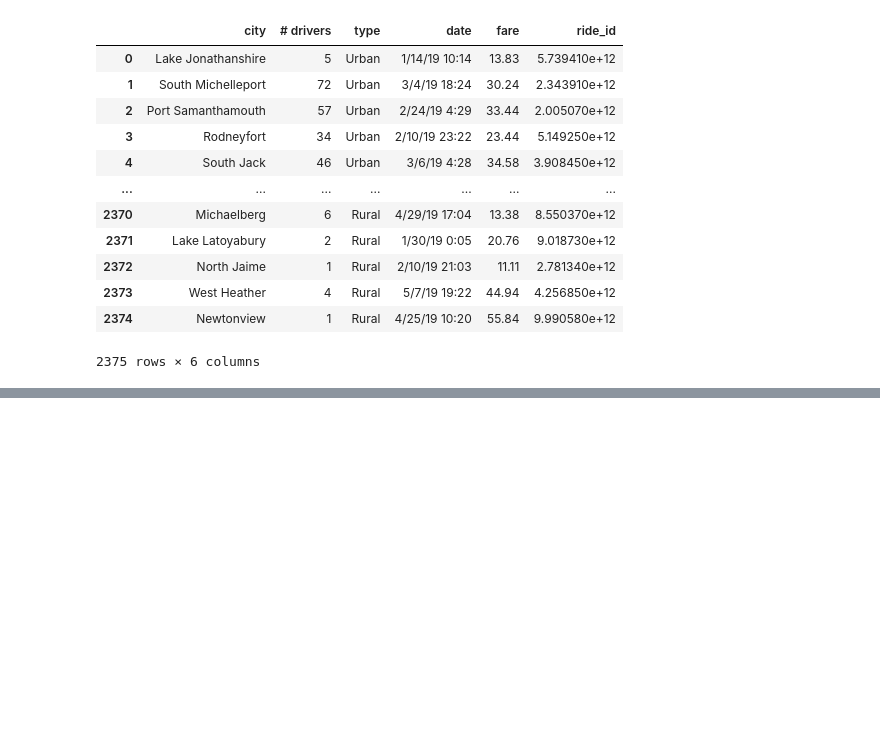
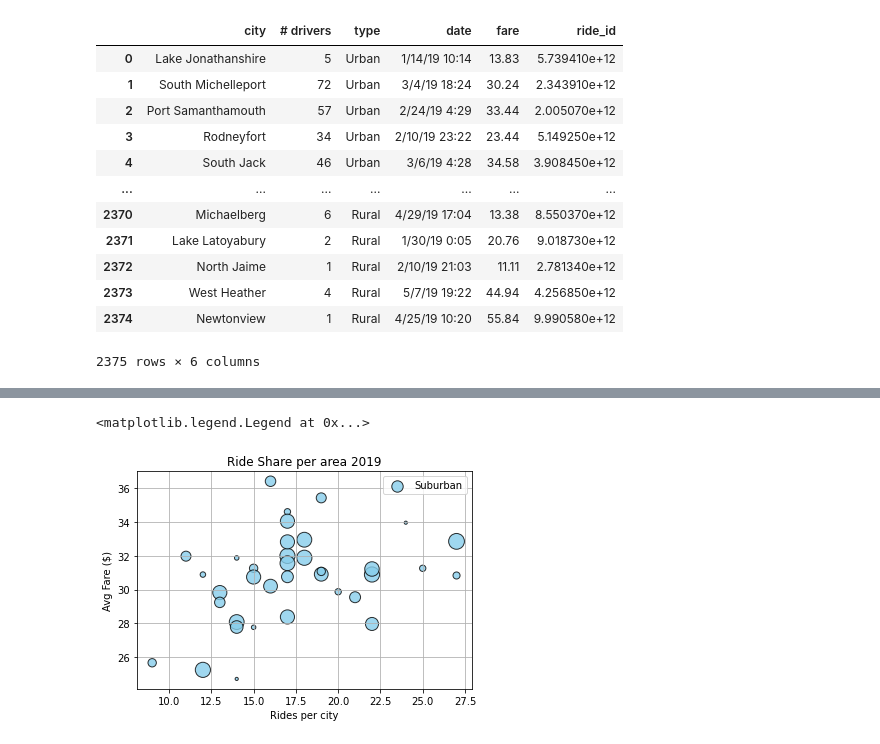
Before and after one commit to carlosjennings1991/PyBer_Analysis, a Jupyter notebook: PyBer.ipynb, the cells around one changed output, grey strips where cells are left out. Cells and saved outputs as stored; diff of their text form; code cells hidden in the pictures; blank space fills up the shorter version.

```diff
--- a/PyBer.ipynb
+++ b/PyBer.ipynb
@@ -221,0 +256,4 @@ combined_df.rename(columns = {'driver_count':'# drivers'})
+# %%
+# Create the suburban dataframe
+suburban_df = combined_df[combined_df["type"] == "Suburban"]
+suburban_df.head()
@@ -221,0 +320,6 @@ combined_df.rename(columns = {'driver_count':'# drivers'})
+# %%
+# Now do the same but for suburbs and rural areas
+
+suburban_ride_count = suburban_df.groupby(['city']).count()['ride_id']
+
+rural_ride_count = rural_df.groupby(['city']).count()['ride_id']
@@ -221,0 +388,3 @@ combined_df.rename(columns = {'driver_count':'# drivers'})
+# %%
+avg_suburban_fare = suburban_df.groupby(['city']).mean()['fare']
+avg_suburban_fare.head(10)
@@ -221,0 +461,18 @@ combined_df.rename(columns = {'driver_count':'# drivers'})
+# %%
+# Build the scatter plots for suburban cities.
+plt.scatter(suburban_ride_count,
+            avg_suburban_fare,
+            s=10*suburban_drivers,
+            c='skyblue',
+            edgecolor='k',
+            linewidths=1,
+            alpha=0.8,
+            label='Suburban')
+plt.title('Ride Share per area 2019')
+plt.ylabel('Avg Fare ($)')
+plt.xlabel('Rides per city')
+plt.grid()
+plt.legend()
+# %% [output]
+<matplotlib.legend.Legend at 0x...>
+[figure, added]
```
Also changed, not shown: parts of 18 cells of this notebook, 4 other files.
